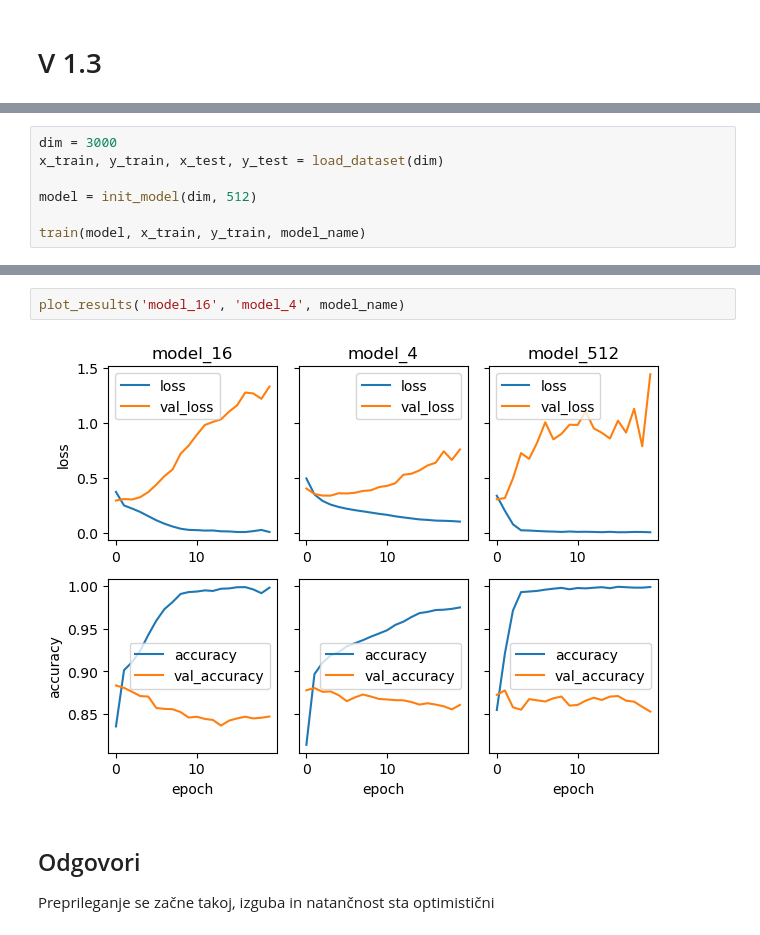
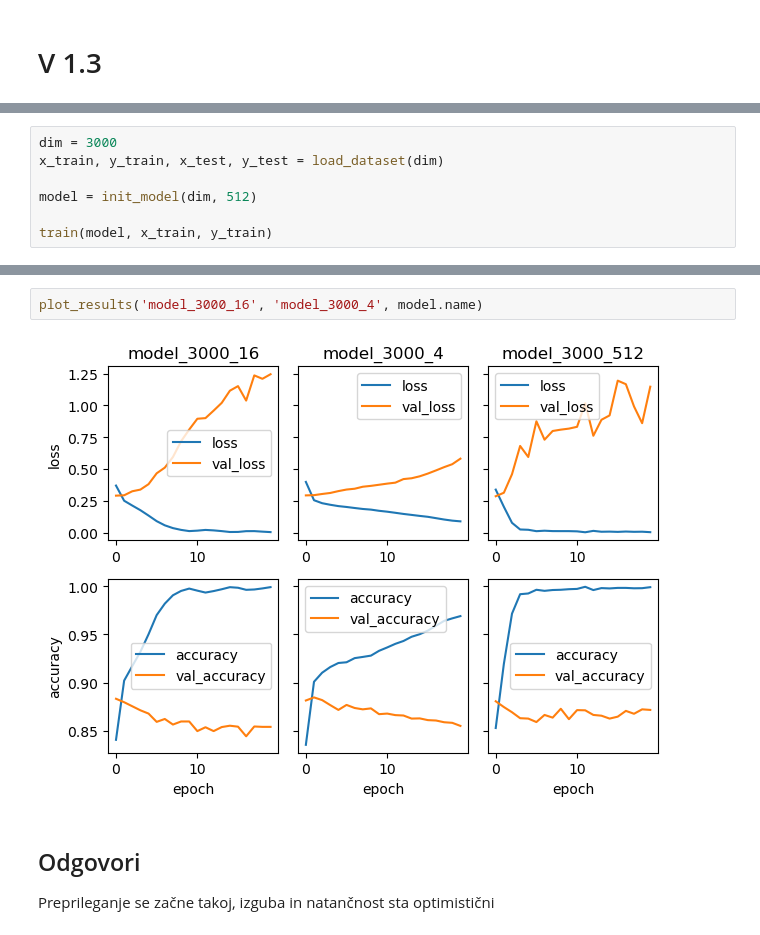
Before and after one commit to Potipecan/NAUGNM, a Jupyter notebook: V1/V1.3.ipynb, the cells around one changed output, grey strips where cells are left out. Cells and saved outputs as stored; diff of their text form.

```diff
--- a/V1/V1.3.ipynb
+++ b/V1/V1.3.ipynb
@@ -15,5 +13,5 @@ x_train, y_train, x_test, y_test = load_dataset(dim)
 
 model = init_model(dim, 512)
 
-train(model, x_train, y_train, model_name)
+train(model, x_train, y_train)
 # %% [output]
@@ -74,7 +58,7 @@ test(model, x_test, y_test, model_name)
 # %%
-plot_results('model_16', 'model_4', model_name)
+plot_results('model_3000_16', 'model_3000_4', model.name)
 # %% [output]
-[figure, old version]
+[figure, new version]
 # %% [markdown]
 ## Odgovori
 
```
Also changed, not shown: parts of 3 cells of this notebook, 28 other files.
